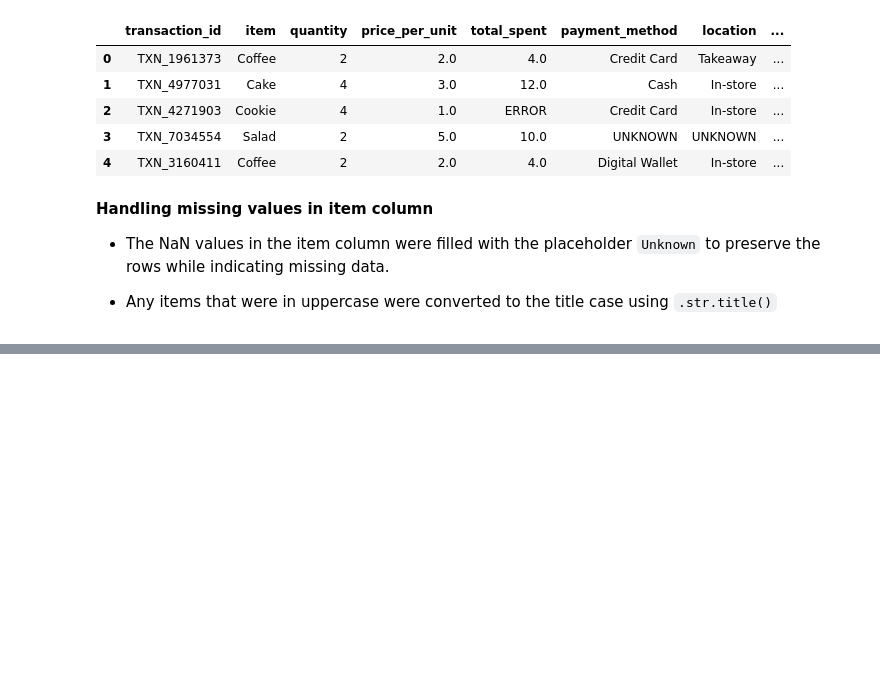
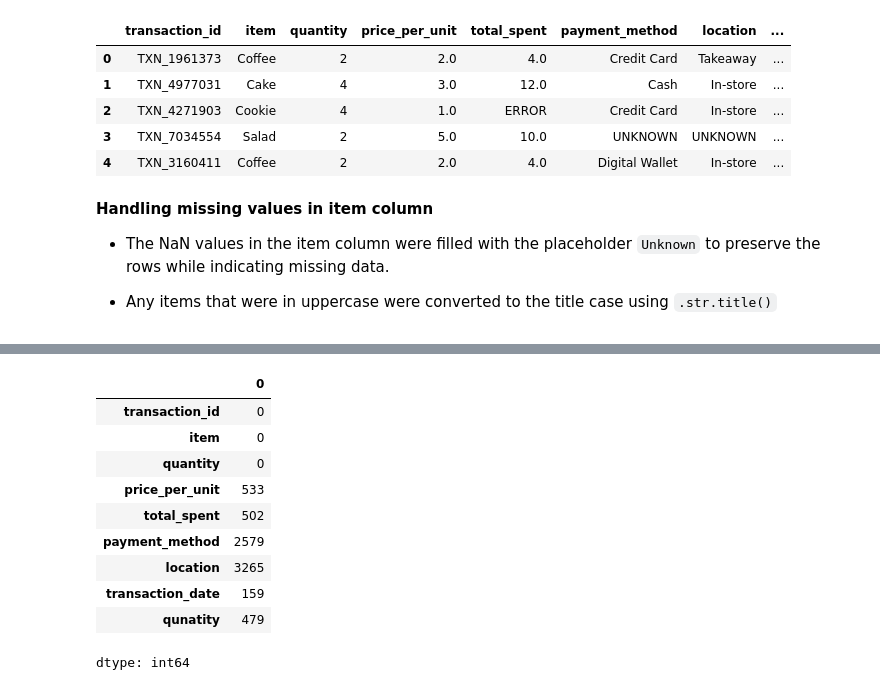
Before and after one commit to gauravvxv/cafe-sales, a Jupyter notebook: notebook/cafe_data.ipynb, the cells around one changed output, grey strips where cells are left out. Cells and saved outputs as stored; diff of their text form; code cells hidden in the pictures; blank space fills up the shorter version.

```diff
--- a/notebook/cafe_data.ipynb
+++ b/notebook/cafe_data.ipynb
@@ -206,0 +215,2 @@ data.head()
+# %%
+data['quantity'].fillna(data['qunatity'].median(),inplace=True)
@@ -206,0 +224,14 @@ data.head()
+# %%
+data.isnull().sum()
+# %% [output]
+|  | 0 |
+| transaction_id | 0 |
+| item | 0 |
+| quantity | 0 |
+| price_per_unit | 533 |
+| total_spent | 502 |
+| payment_method | 2579 |
+| location | 3265 |
+| transaction_date | 159 |
+| qunatity | 479 |
+dtype: int64
```
Also changed, not shown: parts of 11 cells of this notebook.
